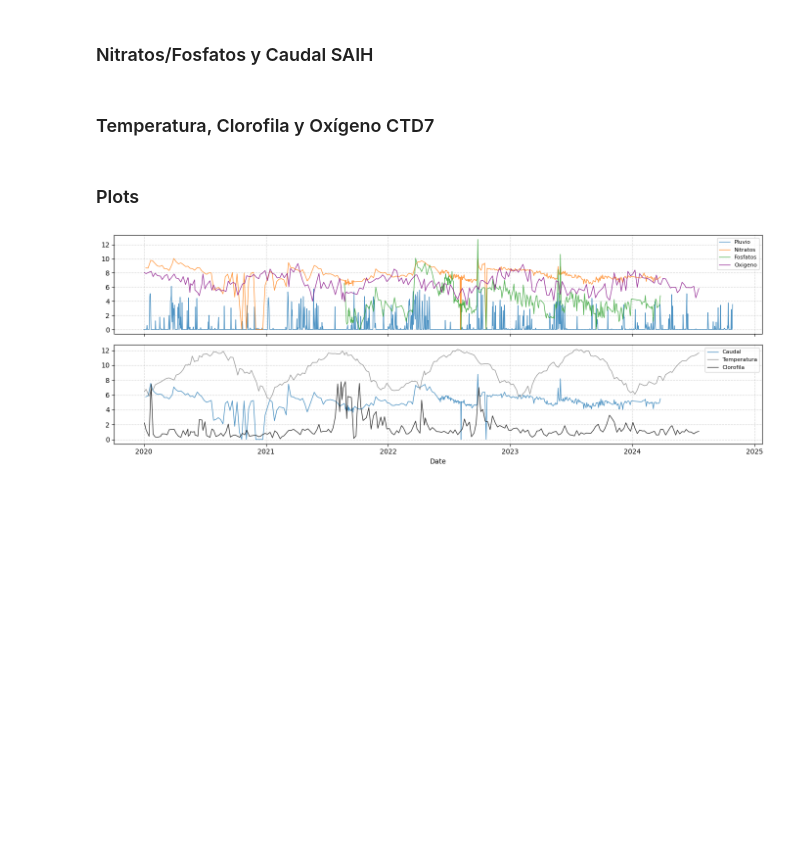
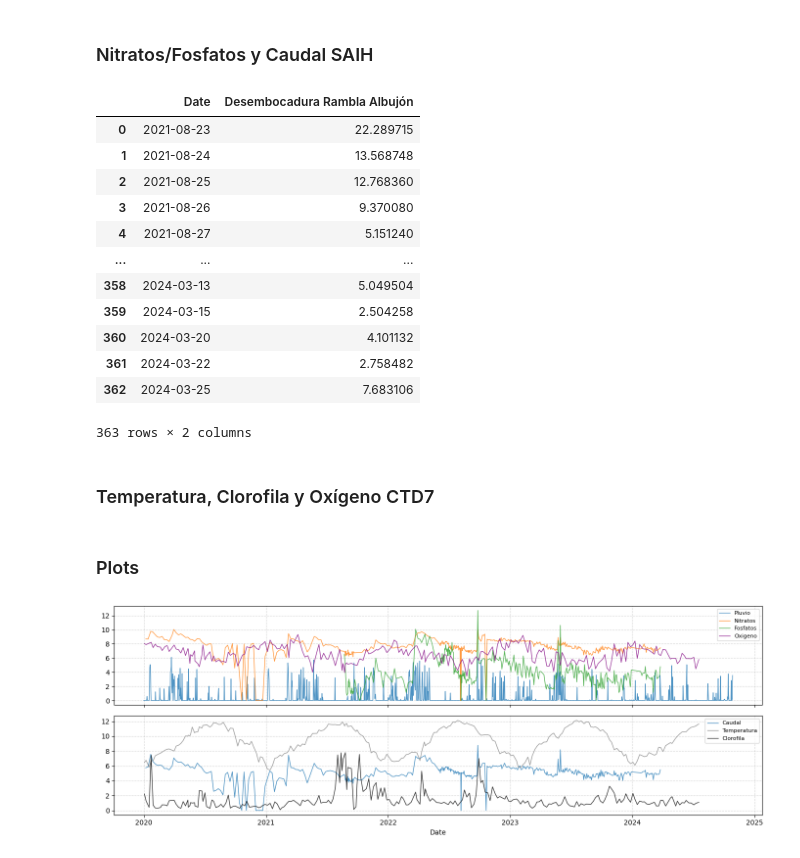
Before and after one commit to Antonio-MI/mar-menor-chl, a Jupyter notebook: Relacion_Pluvio-Nitratos-Temp-Clorofila.ipynb, the cells around one changed output. Cells and saved outputs as stored; diff of their text form; code cells hidden in the pictures; blank space fills up the shorter version.

```diff
--- a/Relacion_Pluvio-Nitratos-Temp-Clorofila.ipynb
+++ b/Relacion_Pluvio-Nitratos-Temp-Clorofila.ipynb
@@ -266,4 +267,20 @@ saih_nitratos = dataframes['Nitratos Diario'].copy()
 saih_caudal = df_caudal.copy()
+# %%
+saih_fosfatos
+# %% [output]
+|  | Date | Desembocadura Rambla Albujón |
+| 0 | 2021-08-23 | 22.289715 |
+| 1 | 2021-08-24 | 13.568748 |
+| 2 | 2021-08-25 | 12.768360 |
+| 3 | 2021-08-26 | 9.370080 |
+| 4 | 2021-08-27 | 5.151240 |
+| ... | ... | ... |
+| 358 | 2024-03-13 | 5.049504 |
+| 359 | 2024-03-15 | 2.504258 |
+| 360 | 2024-03-20 | 4.101132 |
+| 361 | 2024-03-22 | 2.758482 |
+| 362 | 2024-03-25 | 7.683106 |
+363 rows × 2 columns
 # %% [markdown]
 ### Temperatura, Clorofila y Oxígeno CTD7
 # %%
```
Also changed, not shown: parts of 6 cells of this notebook.
